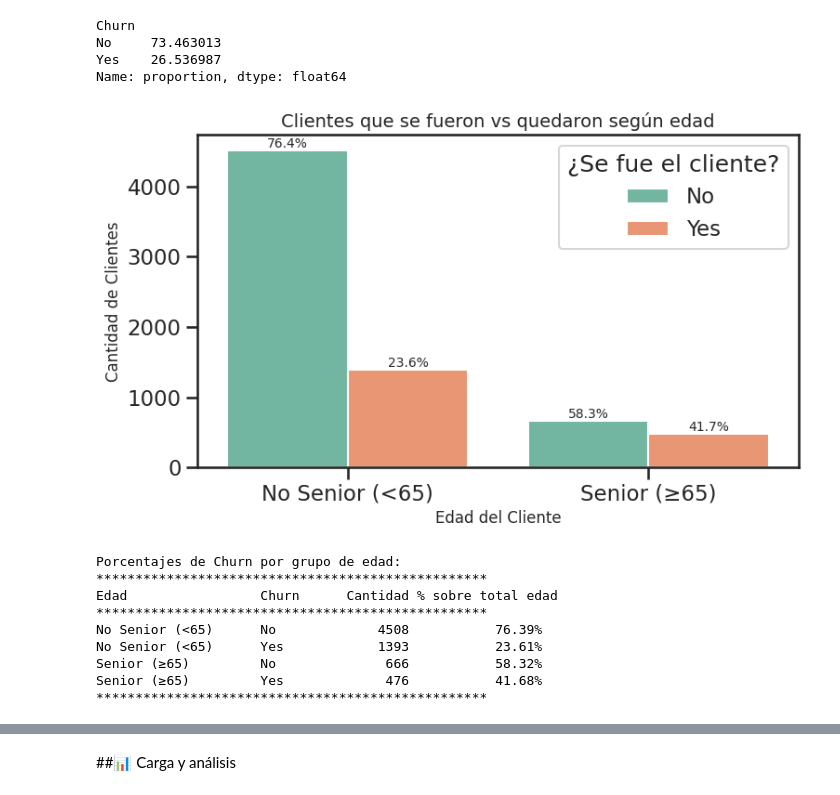
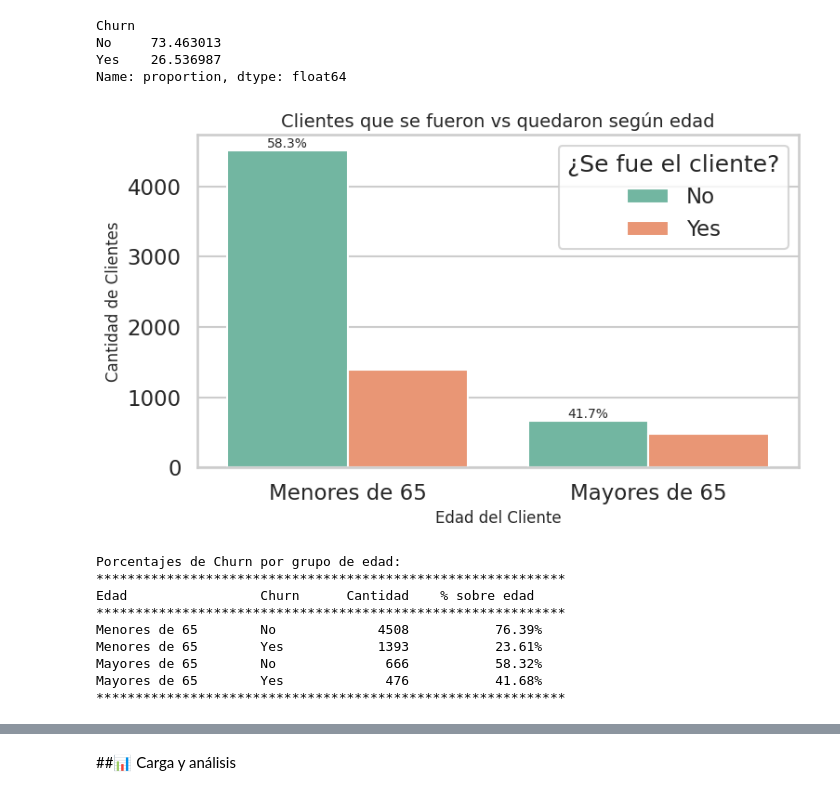
Before and after one commit to Goyo0117970/TelecomX, a Jupyter notebook: TelecomX.ipynb, the cells around one changed output, grey strips where cells are left out. Saved outputs shown, nothing was run; the diff lists cells and outputs as text; code cells hidden in the pictures.

```diff
--- a/TelecomX.ipynb
+++ b/TelecomX.ipynb
@@ -205,3 +221,26 @@ Los clientes con fibra óptica abandonan más temprano
 El servicio "No" (sin internet) tiene mayor rotación
 
 Los clientes que llevan más tiempo son más leales a un tipo de servicio
+# %%
+plt.figure(figsize=(12, 6))
+sns.set_style("whitegrid")
+
+# Gráfico de barras con cantidad
+barplot = sns.barplot(data=resumen, x='etapa_tiempo', y='Cantidad', hue='account.Contract')
+
+# Añadir porcentaje como texto sobre cada barra
+for bar, porcentaje in zip(barplot.patches, resumen['% Abandono']):
+    height = bar.get_height()
+    if height > 0:
+        barplot.annotate(f'{porcentaje}%',
+                         (bar.get_x() + bar.get_width() / 2, height),
+                         ha='center', va='bottom', fontsize=9)
+
+# Estética
+plt.title('Clientes que abandonaron por etapa de tiempo y tipo de contrato', fontsize=14)
+plt.xlabel('Antigüedad del cliente (meses)')
+plt.ylabel('Cantidad de clientes que abandonaron')
+plt.legend(title='Tipo de Contrato')
+plt.tight_layout()
+plt.grid(True)
+plt.show()
@@ -383,8 +441,8 @@ grouped = df.groupby(['customer.SeniorCitizen', 'Churn']).size().reset_index(nam
 
 # (2) Mapear 0/1 a etiquetas legibles
 grouped['Edad'] = grouped['customer.SeniorCitizen'].map({
-    0: 'No Senior (<65)',
-    1: 'Senior (≥65)'
+    0: 'Menores de 65',
+    1: 'Mayores de 65'
 })
 
 # (3) Calcular totales por grupo de edad
@@ -434,49 +492,49 @@ edades_ord = grouped['Edad'].unique().tolist()
 hue_ord = grouped['Churn'].unique().tolist()
 
 # Si seaborn ha reordenado automáticamente, podemos forzar el orden:
-edades_ord = ['No Senior (<65)', 'Senior (≥65)']
+edades_ord = ['menores de 65)', 'Mayores de 65']
 hue_ord = ['No', 'Yes']
 
 # Contador para recorrer el DataFrame en ese mismo orden
 idx = 0
 for churn_cat in hue_ord:
     for edad_cat in edades_ord:
         fila = grouped[(grouped['Edad'] == edad_cat) & (grouped['Churn'] == churn_cat)]
         if not fila.empty:
             cantidad = int(fila['Cantidad'].values[0])
             porcentaje = float(fila['Porcentaje'].values[0])
             # Ubicar parche correspondiente:
             p = plt.gca().patches[idx]
             alto = p.get_height()
             x_centro = p.get_x() + p.get_width() / 2
             plt.text(
                 x_centro,
                 alto + 0.5,
                 f"{porcentaje:.1f}%",
                 ha='center',
                 va='bottom',
                 fontsize=10
             )
             idx += 1
 
 plt.show()
 
 # (7) Imprimir tabla de porcentajes debajo del gráfico
 print("\nPorcentajes de Churn por grupo de edad:")
-print("*" * 50)
-print(f"{'Edad':<20} {'Churn':<10} {'Cantidad':>8} {'% sobre total edad':>15}")
-print("*" * 50)
+print("*" * 60)
+print(f"{'Edad':<20} {'Churn':<10} {'Cantidad':>8} {'% sobre edad':>15}")
+print("*" * 60)
 for _, row in grouped.iterrows():
     print(f"{row['Edad']:<20} {row['Churn']:<10} {int(row['Cantidad']):>8} {row['Porcentaje']:>15.2f}%")
-print("*" * 50)
+print("*" * 60)
 # %% [output]
-[figure, old version]
+[figure, new version]
 Porcentajes de Churn por grupo de edad:
-**************************************************
-Edad                 Churn      Cantidad % sobre total edad
-**************************************************
-No Senior (<65)      No             4508           76.39%
-No Senior (<65)      Yes            1393           23.61%
-Senior (≥65)         No              666           58.32%
-Senior (≥65)         Yes             476           41.68%
-**************************************************
+************************************************************
+Edad                 Churn      Cantidad    % sobre edad
+************************************************************
+Menores de 65        No             4508           76.39%
+Menores de 65        Yes            1393           23.61%
+Mayores de 65        No              666           58.32%
+Mayores de 65        Yes             476           41.68%
+************************************************************
```
Also changed, not shown: parts of 9 cells of this notebook.
